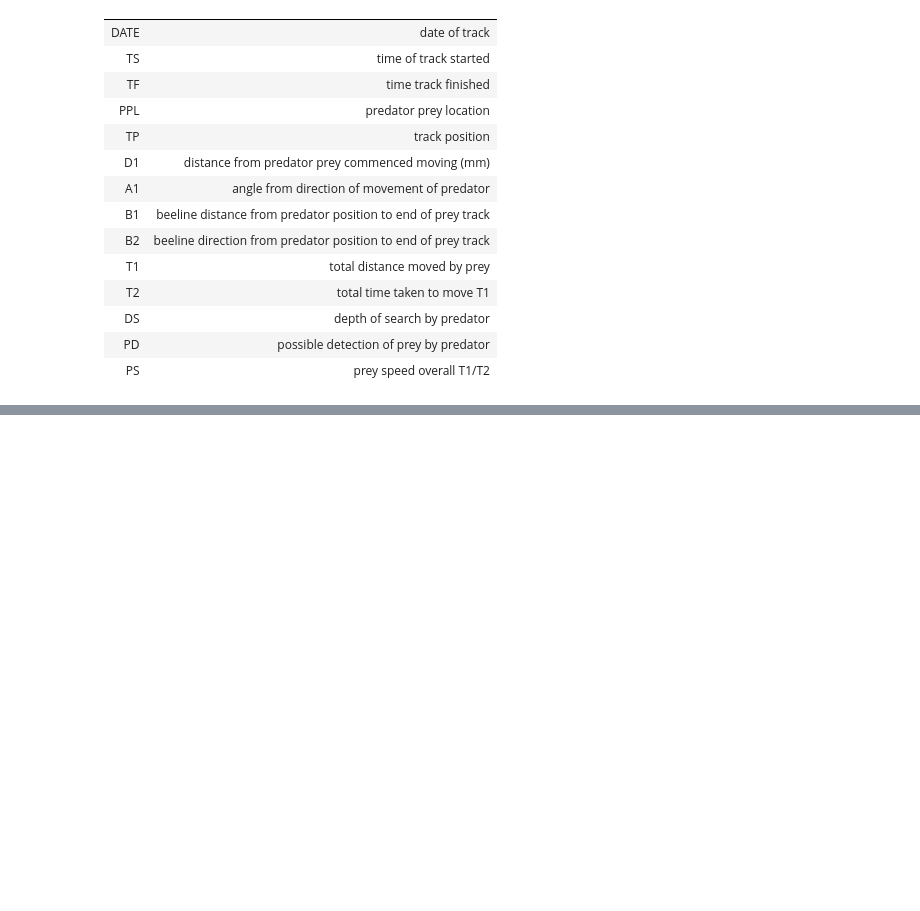
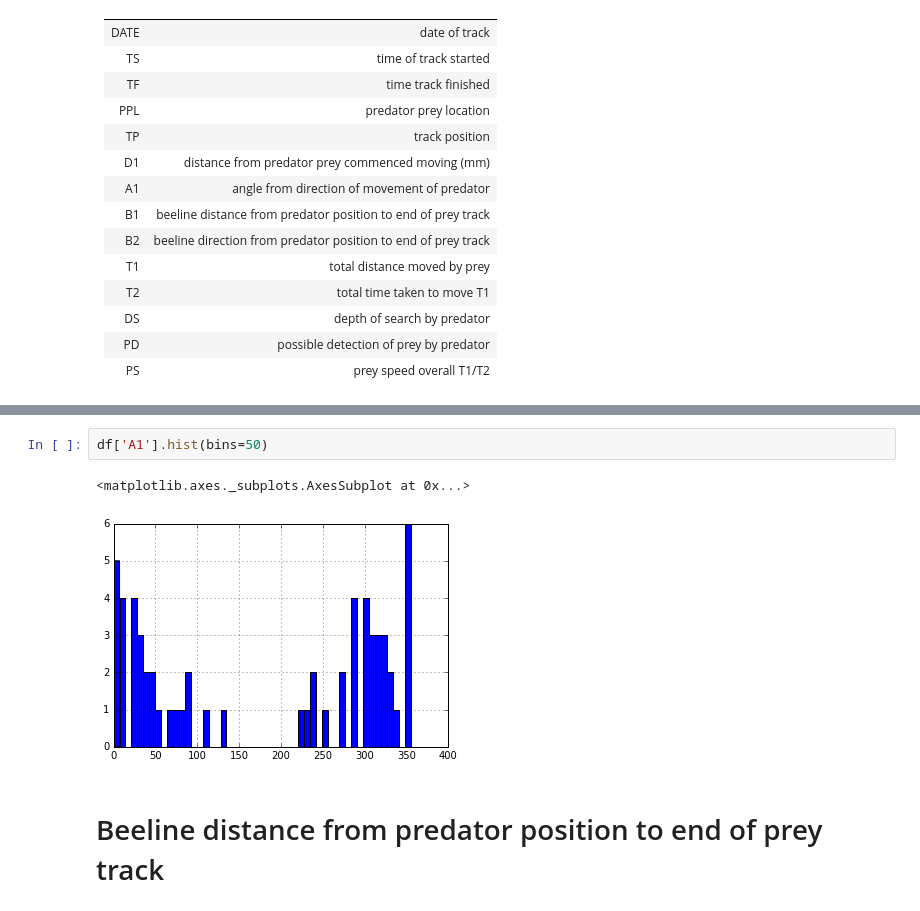
Before and after one commit to rah/optimal-search, a Jupyter notebook: ipython/202 Escape response IC.ipynb, the cells around one changed output, grey strips where cells are left out. Saved outputs shown, nothing was run; the diff lists cells and outputs as text; blank space fills up the shorter version.

```diff
--- a/ipython/202 Escape response IC.ipynb
+++ b/ipython/202 Escape response IC.ipynb
@@ -57,0 +79,7 @@ Name:  D1, dtype: float64
+# %%
+df['A1'].hist(bins=50)
+# %% [output]
+<matplotlib.axes._subplots.AxesSubplot at 0x...>
+[figure, added]
+# %% [markdown]
+# Beeline distance from predator position to end of prey track
```
Also changed, not shown: parts of 19 cells of this notebook, 1 other file.
